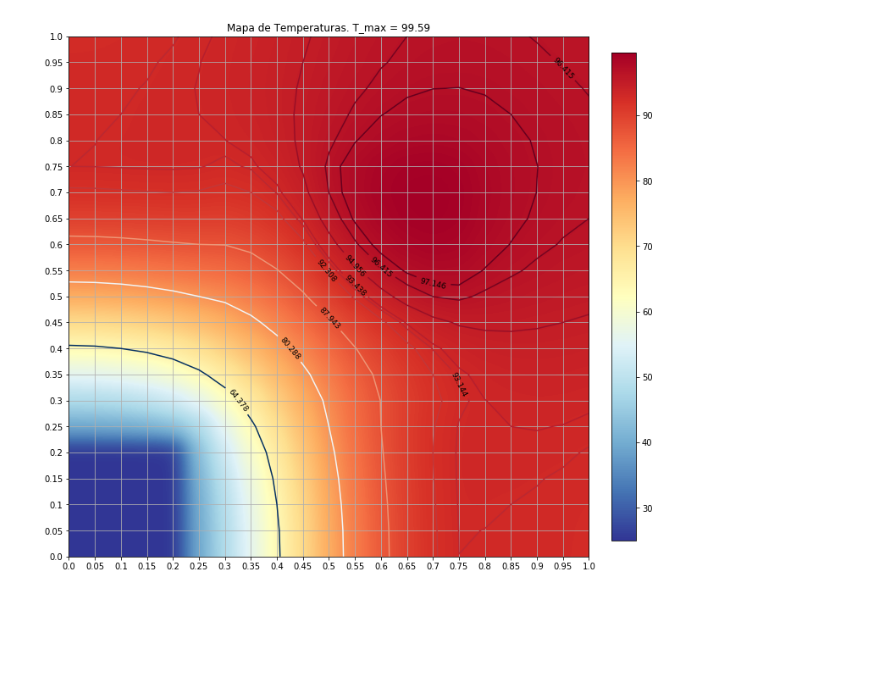
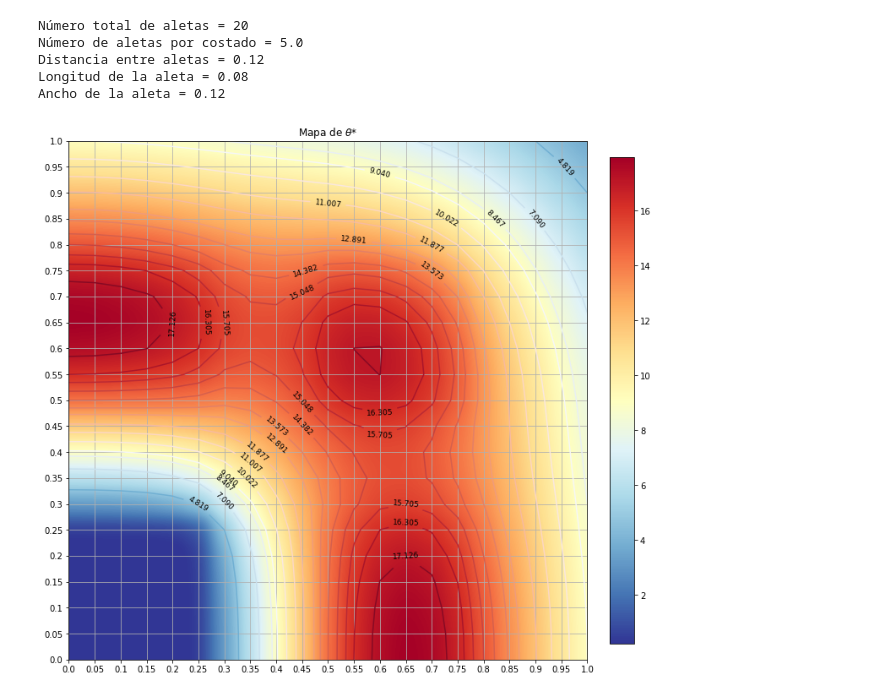
Before and after one commit to TmsRC/refrigerated-duct, a Jupyter notebook: Proyecto3_Transcalor.ipynb, the cells around one changed output. Saved outputs shown, nothing was run; the diff lists cells and outputs as text; code cells hidden in the pictures; blank space fills up the shorter version.

```diff
--- a/Proyecto3_Transcalor.ipynb
+++ b/Proyecto3_Transcalor.ipynb
@@ -187,23 +287,16 @@ plt.show()
-# %%
-Temp = thetas2*T_inf+T_inf
-Temp2 = thetas*T_inf+T_inf
-
-# Mapa de calor --------------------------------------------------------------
-fig,ax = plt.subplots(figsize=(12,12))
-min_col = min(thetas[np.where(thetas!=0.)])/1.5
-mapa = ax.imshow(Temp,cmap='RdYlBu_r',interpolation='gaussian') #afmhot RdBu_r ,interpolation='gaussian'
-plt.ylim(21,-1)
-plt.xlim(0,20)
-plt.yticks(np.arange(21),np.round(1-np.arange(0,21)/20,decimals=2))
-plt.xticks(np.arange(21),np.arange(21)/20)
-plt.colorbar(mapa,fraction=0.043, pad=0.04)
-ax.grid()
-plt.title(r'Mapa de Temperaturas. T_max = {:.2f}'.format(np.max(Temp2)))
-
-# Líneas de contorno --------------------------------------------------------
-cat = np.sort(Temp2[np.where(thetas!=0.)])[np.array(len(thetas[np.where(thetas!=0.)])/10*np.arange(1,10),dtype=int)]
-cont = ax.contour(Temp,levels=cat,cmap='RdBu_r')
-ax.clabel(cont, inline=1, fontsize=9,colors='black')
-plt.show()
-# %% [output]
-[figure, removed]
+# %%
+(N0,L_aleta,dens) = (20,0.08,0.5)
+(P,A_0,A_b,A_f) = dimsAleta(N0,L_aleta,dens)
+H_eq = conveccionAletas(h_e,k_pieza,L_aleta,P,A_0,A_b,A_f)
+
+h_e = H_eq
+thetas,thetas2 = calcular()
+
+graficar()
+# %% [output]
+Número total de aletas = 20
+Número de aletas por costado = 5.0
+Distancia entre aletas = 0.12
+Longitud de la aleta = 0.08
+Ancho de la aleta = 0.12
+[figure, added]
```
Also changed, not shown: parts of 9 cells of this notebook.
